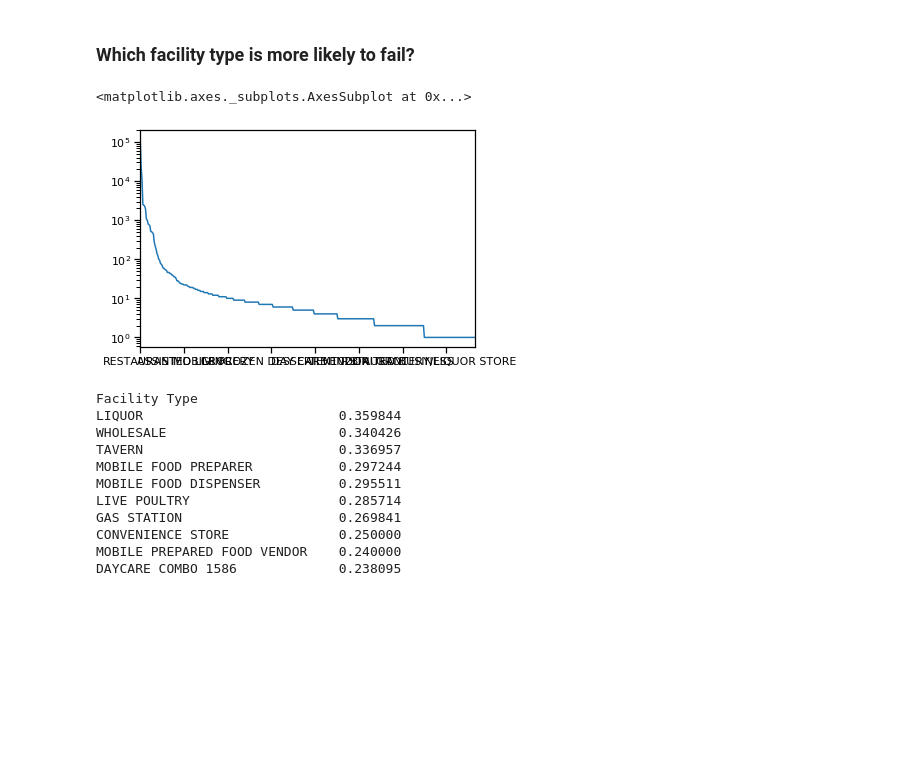
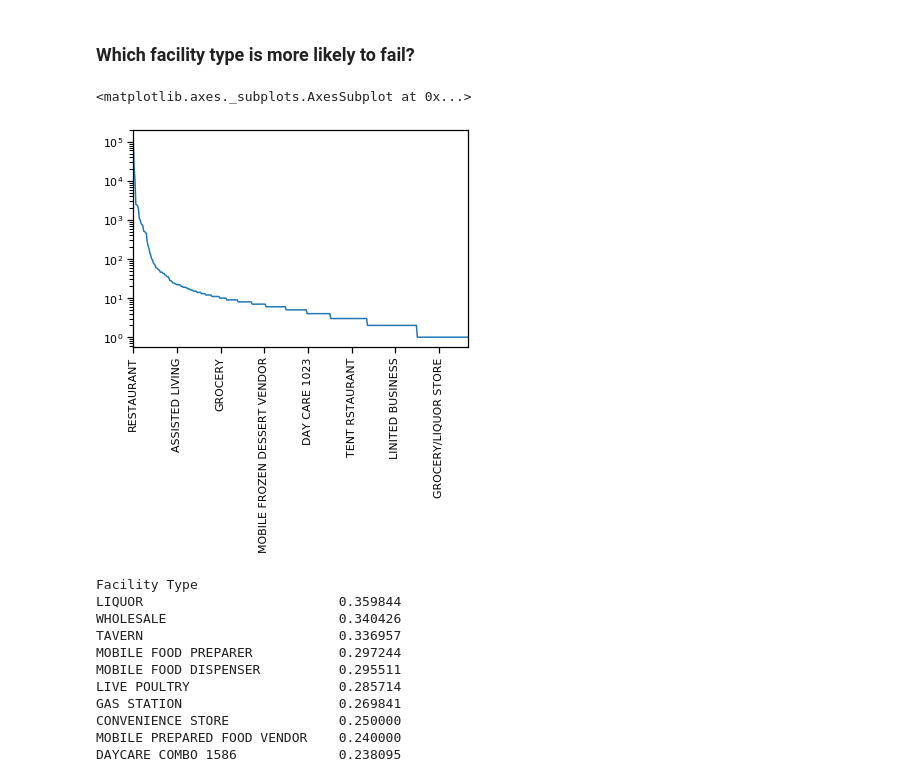
Before and after one commit to Gondolav/ADA-project, a Jupyter notebook: notebook.ipynb, the cells around one changed output. Saved outputs shown, nothing was run; the diff lists cells and outputs as text; code cells hidden in the pictures; blank space fills up the shorter version.

```diff
--- a/notebook.ipynb
+++ b/notebook.ipynb
@@ -622,10 +680,10 @@ df['Inspection Date'].groupby(df['Inspection Date'].dt.year).agg('count').plot()
 # %% [markdown]
 ### Which facility type is more likely to fail?
 # %%
-df['Facility Type'].value_counts().plot(logy=True)
+df['Facility Type'].value_counts().plot(logy=True, rot=90)
 # %% [output]
 <matplotlib.axes._subplots.AxesSubplot at 0x...>
-[figure, old version]
+[figure, new version]
 # %%
 # Filter out facility types that occur less than 50 times in the dataset
 df_facility_results = df.groupby('Facility Type').filter(lambda x: x['Facility Type'].count()>50)
```
Also changed, not shown: parts of 14 cells of this notebook.
